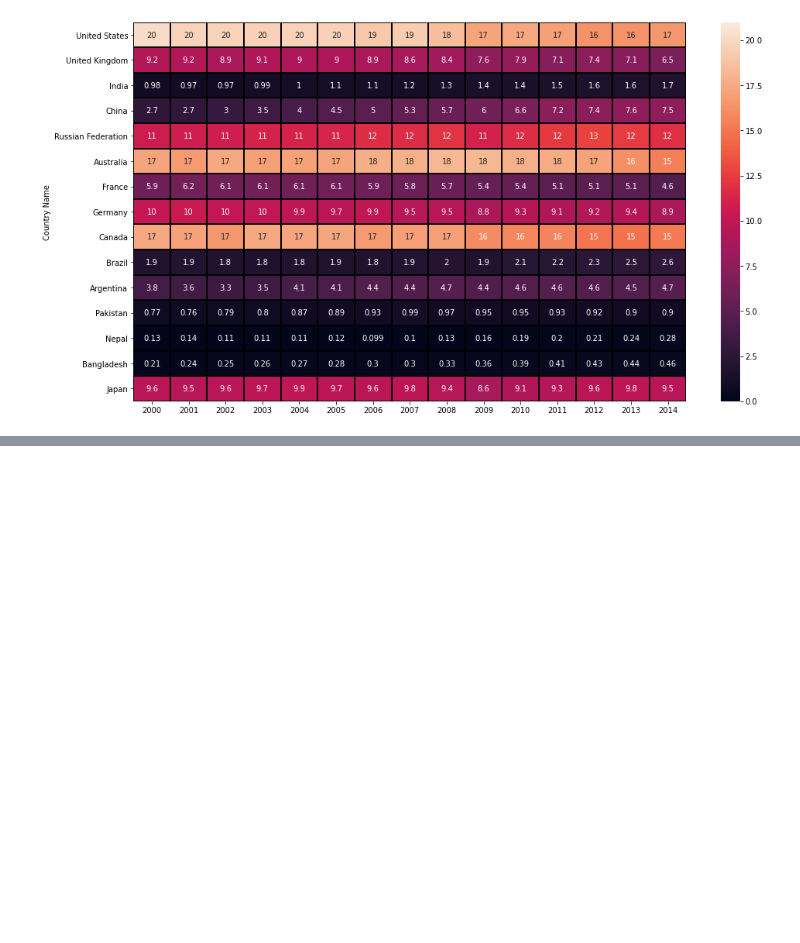
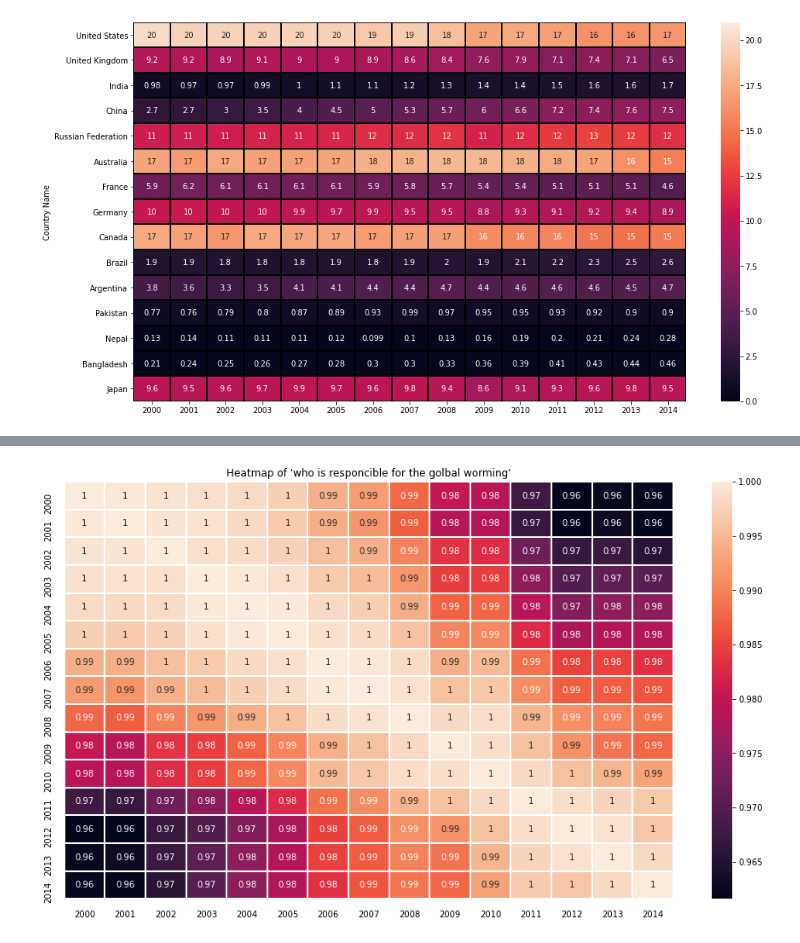
Before and after one commit to satya-ranjan/ML, a Jupyter notebook: Seaborn/Heatmap.ipynb, the cells around one changed output, grey strips where cells are left out. Cells and saved outputs as stored; diff of their text form; code cells hidden in the pictures; blank space fills up the shorter version.

Commit message:
.corr()

```diff
--- a/Seaborn/Heatmap.ipynb
+++ b/Seaborn/Heatmap.ipynb
@@ -115,0 +144,8 @@ sns.heatmap(globalwarming_df,vmin=0,vmax=21,annot= True,linewidths=0.1,linecolor
+# %%
+plt.figure(figsize=[16,9])
+ax= sns.heatmap(globalwarming_df.corr(),annot = True, linewidths= 0.2)
+ax.tick_params(size = 10,color = "w",labelsize = 10)
+plt.title("Heatmap of 'who is responcible for the golbal worming'")
+plt.show()
+# %% [output]
+[figure, added]
```
Also changed, not shown: parts of 5 cells of this notebook.
